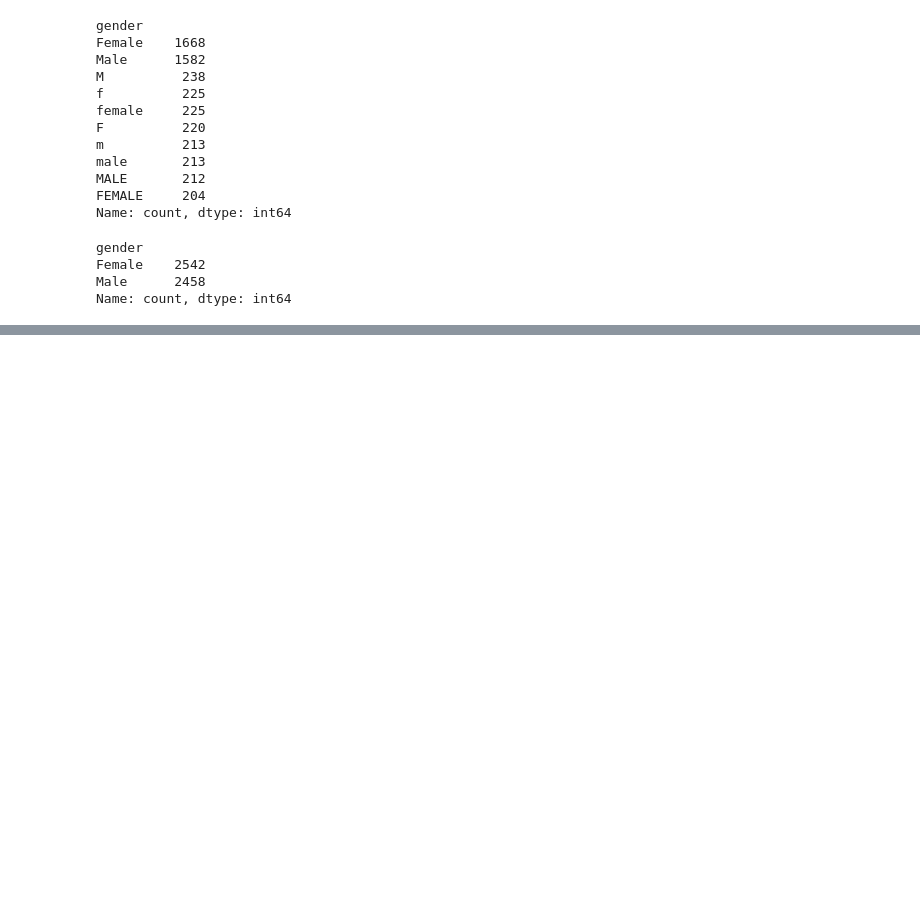
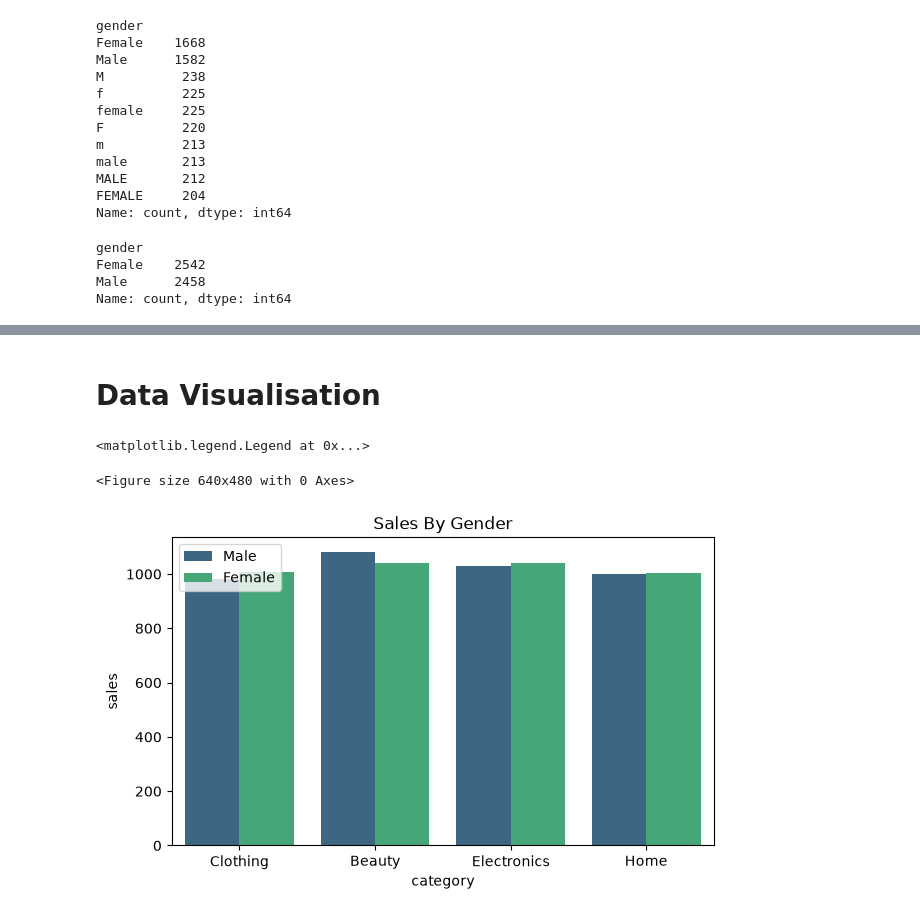
Before and after one commit to abdullahshamshad03/Sales_Analysis_Python, a Jupyter notebook: data_cleaning.ipynb, the cells around one changed output, grey strips where cells are left out. Drawn from its saved outputs; the diff is of its cells as text; code cells hidden in the pictures; blank space fills up the shorter version.

```diff
--- a/data_cleaning.ipynb
+++ b/data_cleaning.ipynb
@@ -481,0 +759,2 @@ df['discount'] = df['discount'].fillna(
+# %%
+df['profit'] = df['profit'].fillna(round(df['sales']*margin,2))
@@ -481,0 +789,2 @@ df['discount'] = df['discount'].fillna(
+# %%
+df_copy = df.copy()
@@ -481,0 +800,2 @@ df['discount'] = df['discount'].fillna(
+# %%
+valid = df[df['order_status'] != 'Cancelled']
@@ -481,0 +1135,2 @@ df['discount'] = df['discount'].fillna(
+# %%
+valid['year'] = pd.to_datetime(valid['order_date']).dt.to_period("Y")
@@ -481,0 +1160,14 @@ df['discount'] = df['discount'].fillna(
+# %% [markdown]
+# Data Visualisation
+# %%
+df_copy.groupby('gender')['sales'].sum()
+
+plt.tight_layout()
+plt.figure(figsize=(7,4))
+sns.barplot(x =valid['category'] , y = valid['sales'],hue=valid['gender'], palette='viridis', errorbar=None)
+plt.title("Sales By Gender")
+plt.legend(loc = 'upper left')
+# %% [output]
+<matplotlib.legend.Legend at 0x...>
+<Figure size 640x480 with 0 Axes>
+[figure, added]
```
Also changed, not shown: parts of 103 cells of this notebook.
